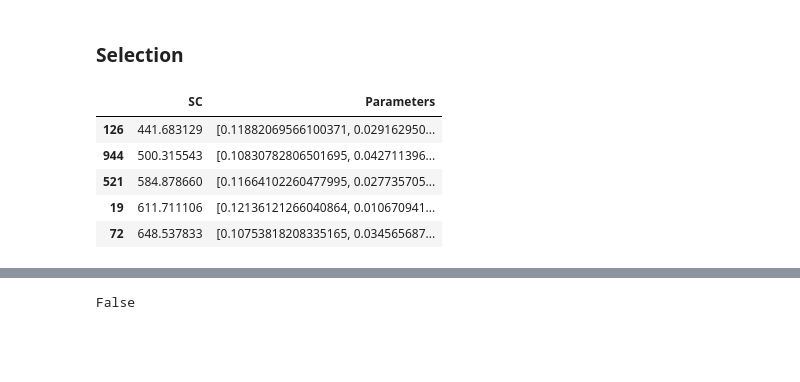
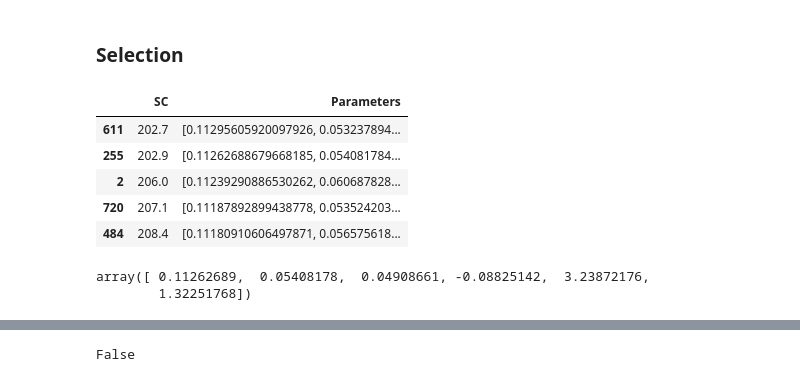
Before and after one commit to araujogab/Genetic-Algorithm, a Jupyter notebook: Svensson - v2.ipynb, the cells around one changed output, grey strips where cells are left out. Cells and saved outputs as stored; diff of their text form; code cells hidden in the pictures; blank space fills up the shorter version.

```diff
--- a/Svensson - v2.ipynb
+++ b/Svensson - v2.ipynb
@@ -51,14 +76,14 @@ df.head()
 # %%
 N =1200             ### Number of individuals
 p = int(2/3*N)      ### Proportion of individuals generated by method 1
-var = 0.5           ### variance normal distribution
+var = 0.25           ### variance normal distribution
 
 ### 1 - Initial Values of the results of the estimation of the previous day
 
-ref_date_str = "2023-07-11"
+ref_date_str = "2023-07-27"
 ref_date = datetime.strptime(ref_date_str, "%Y-%m-%d")
-previous_date = ref_date - timedelta(days=1)
-previous_parameters = parameters.loc[previous_date][1:]
+previous_date = cal.offset(ref_date_str,-1)
+previous_parameters = parameters.loc[str(previous_date)][1:]
 beta_star_1 = np.array([previous_parameters.replace(previous_parameters[1],previous_parameters[0])])
 e_previous = beta_star_1.T*np.random.normal(0, var, size=(6, p))
 beta_previous = beta_star_1.T + e_previous
@@ -66,13 +91,15 @@ beta_previous = beta_star_1.T + e_previous
 ### 2 - Approximation that takes into account the observed yield to maturity (ytm)
 
 data_estimada = df.loc[ref_date_str]
-data_estimada.sort_values("Maturity")
+data_estimada=data_estimada.sort_values("Maturity")
 b1 = data_estimada["EXPECTATIVA"][0]/100
 b2 = data_estimada["EXPECTATIVA"][-1]/100 - data_estimada["EXPECTATIVA"][0]/100
 b3 = 0
 b4 = 0
-lbda1 = (data_estimada["Maturity"][-1]-data_estimada["Maturity"][0])/2
-lbda2 = lbda1
+lbda1 = previous_parameters[4]
+lbda2 = previous_parameters[5]
+#lbda1 = (data_estimada["Maturity"][-1]-data_estimada["Maturity"][0])/2
+#lbda2 = lbda1
 beta_star_2 = np.array([b1, b2, b3 , b4, lbda1, lbda2])[:, np.newaxis]
 e_approx = beta_star_2*np.random.normal(0, var, size=(6, N-p))
 beta_approx = beta_star_2 + e_approx ## ajustar colunas
@@ -105,50 +132,53 @@ individuals = np.concatenate((beta_previous.T, beta_approx.T), axis=0)
 # %% [markdown]
 ### Selection
 # %%
-### add duration and coupons
 alpha = 6
-var = 0.5
+var = 0.25
 pi = 0.35
 ### 40% of the individuals survive
 s = int(0.4 * N)
 
-for interation in range(1):
+
+for interation in range(10):
 
     values = []
 
     for row in individuals:
         def myval(c):
-            df['NSS'] =(c[0])+(c[1]*((1-np.exp(-df['Maturity']*c[4]))/(df['Maturity']*c[4])))+(c[2]*((((1-np.exp(-df['Maturity']*c[4]))/(df['Maturity']*c[4])))-(np.exp(-df['Maturity']*c[4]))))+(c[3]*((((1-np.exp(-df['Maturity']*c[5]))/(df['Maturity']*c[5])))-(np.exp(-df['Maturity']*c[5]))))
-            df['Calculated_price'] = 1000 / (1 + df['NSS']) ** df['Maturity']
-            df['Residual'] =  (df['PU'] - df['Calculated_price'])**2*(1/df["Macaulay_duration"]**0.5)
+            nss =(c[0])+(c[1]*((1-np.exp(-df['Maturity']*c[4]))/(df['Maturity']*c[4])))+(c[2]*((((1-np.exp(-df['Maturity']*c[4]))/(df['Maturity']*c[4])))-(np.exp(-df['Maturity']*c[4]))))+(c[3]*((((1-np.exp(-df['Maturity']*c[5]))/(df['Maturity']*c[5])))-(np.exp(-df['Maturity']*c[5]))))
+            Calculated_price  = 1000 / (1 + nss) ** df['Maturity']
+            df['Residual'] =  ((df['PU'] - Calculated_price)**2)*(1/df["Macaulay_duration"]**0.5)
             val = np.sum(df['Residual'])
             return(val)
 
         val = myval(row)
-        values.append((val, row))
+        values.append((round(val,1), row))
     sol = pd.DataFrame(values, columns=['SC', "Parameters"]).sort_values('SC')
 
     selection = sol.sort_values('SC')[0:s]
 
 
     next_gen = []
     e_mutation = []
+
+    if interation > 1:
+        var = var*1.02
 
     for num in range(N):
         psi = np.random.uniform(0, 1)
         theta_r = np.concatenate(selection.iloc[(np.random.beta(1,alpha, 1)*s),:]["Parameters"].values)
         theta_s = np.concatenate(selection.iloc[(np.random.beta(1,alpha, 1)*s),:]["Parameters"].values)
         next_gen.append(psi*theta_r+(1-psi)*theta_s)
         e = np.random.normal(0, var, 6)*np.random.choice([0, 1], size=6, p=[1 - pi, pi])
         e_mutation.append(e)
 
     individuals = np.array(next_gen) + np.array(next_gen)*np.array(e_mutation)
 
 selection.head()
 # %% [output]
 |  | SC | Parameters |
-| 126 | 441.683129 | [0.11882069566100371, 0.029162950... |
-| 944 | 500.315543 | [0.10830782806501695, 0.042711396... |
-| 521 | 584.878660 | [0.11664102260477995, 0.027735705... |
-| 19 | 611.711106 | [0.12136121266040864, 0.010670941... |
-| 72 | 648.537833 | [0.10753818208335165, 0.034565687... |
+| 611 | 202.7 | [0.11295605920097926, 0.053237894... |
+| 255 | 202.9 | [0.11262688679668185, 0.054081784... |
+| 2 | 206.0 | [0.11239290886530262, 0.060687828... |
+| 720 | 207.1 | [0.11187892899438778, 0.053524203... |
+| 484 | 208.4 | [0.11180910606497871, 0.056575618... |
@@ -158 +185,6 @@ dic[f"{ref_date_str}"]=selection.iloc[0]
+# %%
+selection.iloc[1][1]
+# %% [output]
+array([ 0.11262689,  0.05408178,  0.04908661, -0.08825142,  3.23872176,
+        1.32251768])
 # %%
```
Also changed, not shown: parts of 9 cells of this notebook.
